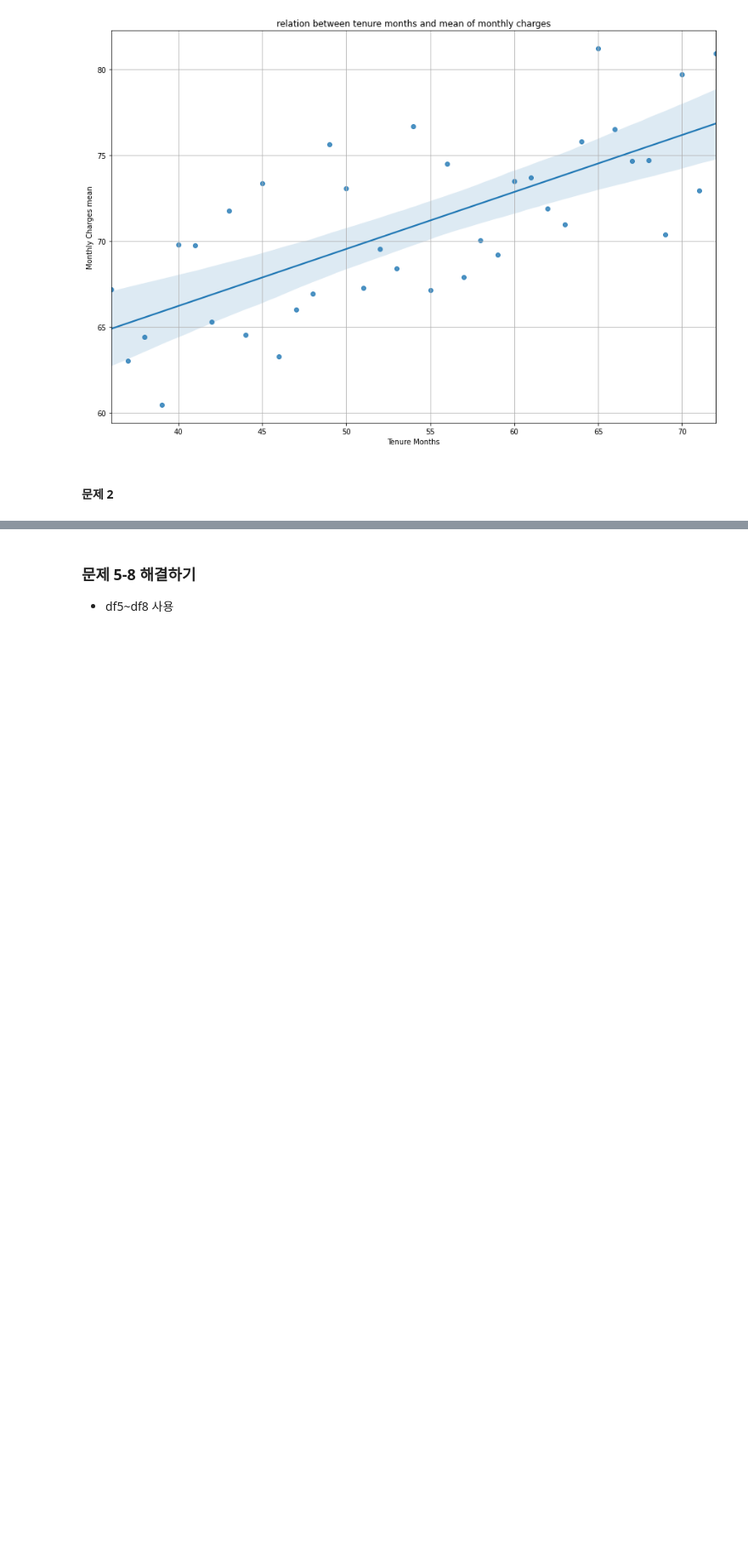
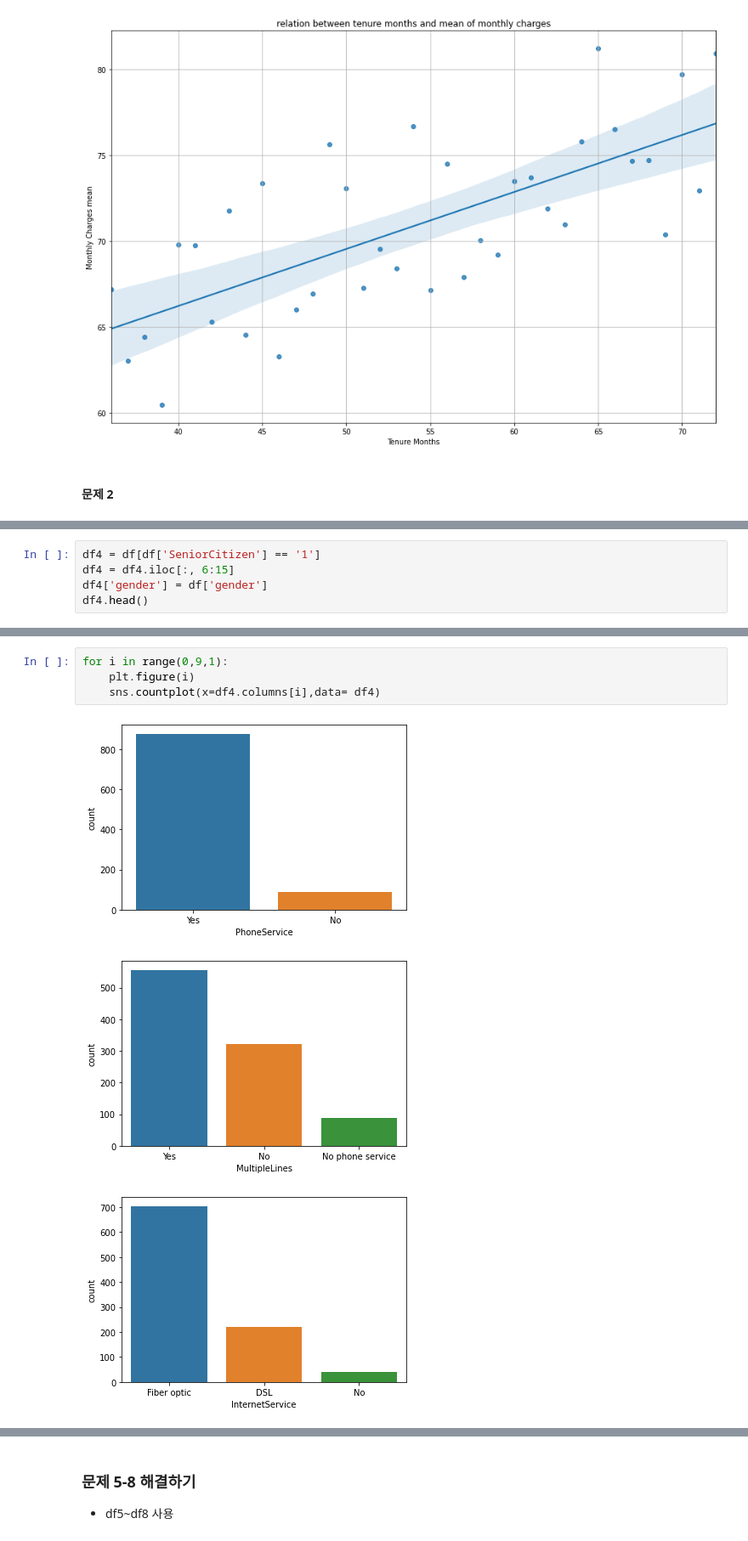
Before and after one commit to SeungMinSong2929/TelecomProj, a Jupyter notebook: telecome-sms.ipynb, the cells around one changed output, grey strips where cells are left out. Shown at 85% size. Saved outputs shown, nothing was run; the diff lists cells and outputs as text; blank space fills up the shorter version.

```diff
--- a/telecome-sms.ipynb
+++ b/telecome-sms.ipynb
@@ -374,0 +453,5 @@ plt.show()
+# %%
+df4 = df[df['SeniorCitizen'] == '1']
+df4 = df4.iloc[:, 6:15]
+df4['gender'] = df['gender']
+df4.head()
@@ -374,0 +465,8 @@ plt.show()
+# %%
+for i in range(0,9,1):
+    plt.figure(i)
+    sns.countplot(x=df4.columns[i],data= df4)
+# %% [output]
+[figure, added]
+[figure, added]
+[figure, added]
```
Also changed, not shown: parts of 28 cells of this notebook.
